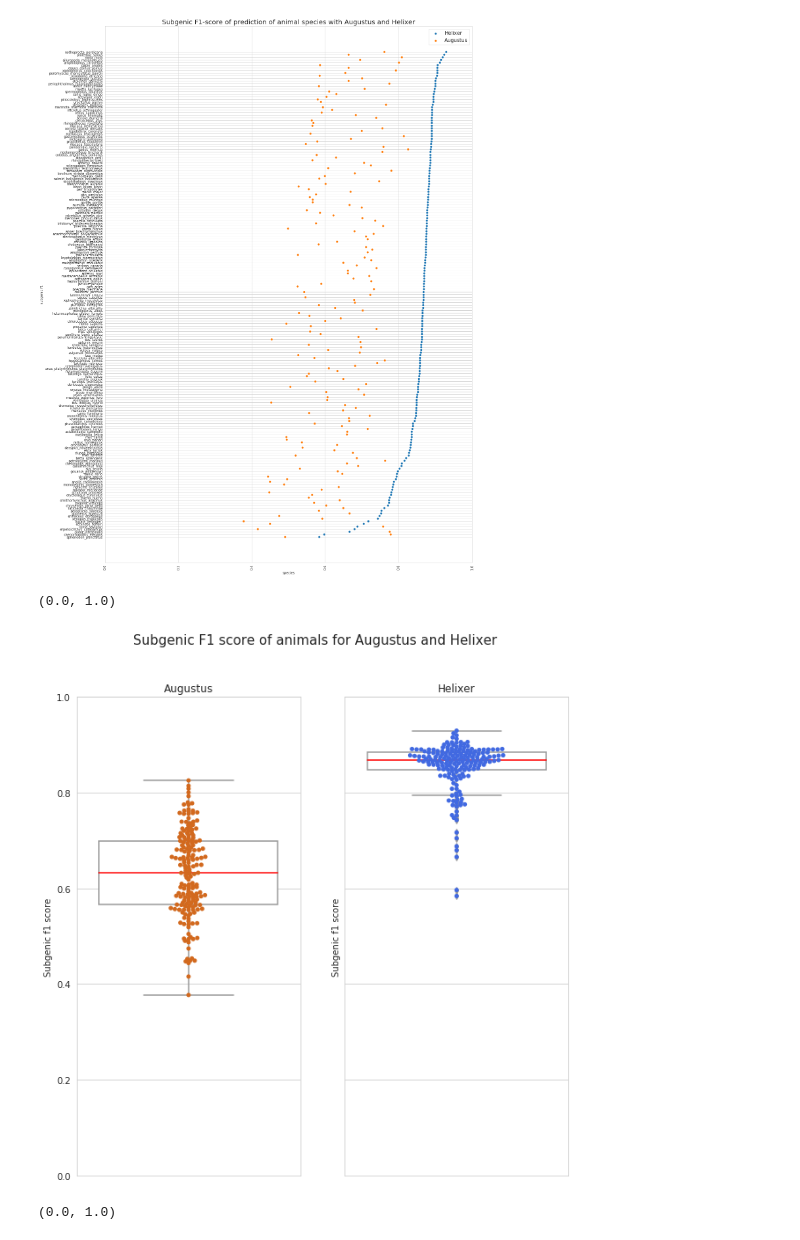
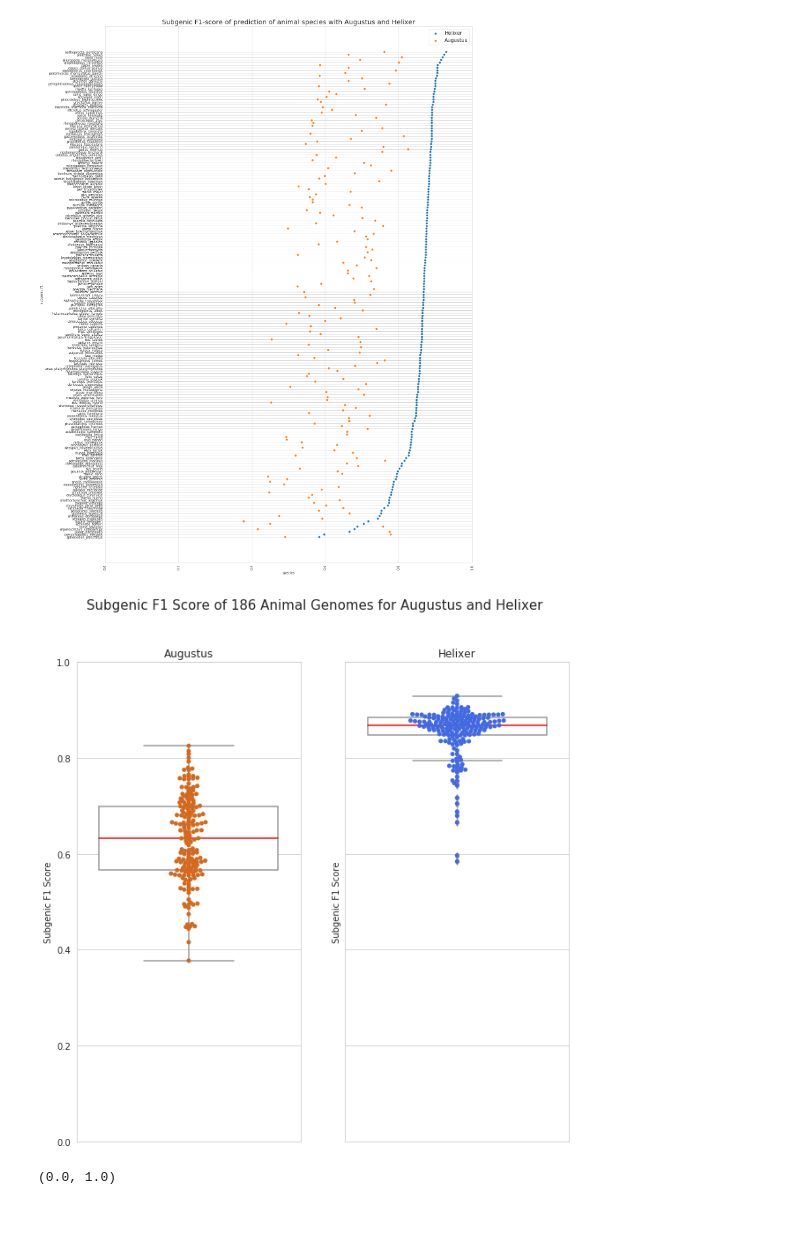
Before and after one commit to weberlab-hhu/helixer_scratch, a Jupyter notebook: plots/Animals.ipynb, the cells around one changed output. Saved outputs shown, nothing was run; the diff lists cells and outputs as text; code cells hidden in the pictures.

Commit message:
boxplot images, text

```diff
--- a/plots/Animals.ipynb
+++ b/plots/Animals.ipynb
@@ -64,22 +64,22 @@ plt.xlim((0.0, 1.0))
 # %%
 sns.set_style("whitegrid")
 f, axes = plt.subplots(1, 2,sharey=True, figsize=(10,10))
 
 sns.boxplot(y=df_animals["AUG"],medianprops={'color':'red'},ax=axes[0],color="white")
 sns.swarmplot(y="AUG", data=df_animals,ax=axes[0],color="chocolate")
 axes[0].set_title('Augustus')
-axes[0].set_ylabel("Subgenic f1 score")
+axes[0].set_ylabel("Subgenic F1 Score")
 
 sns.boxplot(y=df_animals["NN"],medianprops={'color':'red'},ax=axes[1],color="white")
 sns.swarmplot(y="NN", data=df_animals,ax=axes[1],color="royalblue")
 axes[1].set_title('Helixer')
-axes[1].set_ylabel("Subgenic f1 score")
+axes[1].set_ylabel("Subgenic F1 Score")
 
-plt.suptitle("Subgenic F1 score of animals for Augustus and Helixer",fontsize=15)
+plt.suptitle("Subgenic F1 Score of 186 Animal Genomes for Augustus and Helixer",fontsize=15)
 plt.ylim((0.0, 1.0))
+plt.savefig("Animals_overall_boxplot.png", bbox_inches='tight', dpi=200)
 # %% [output]
-(0.0, 1.0)
-[figure, old version]
+[figure, new version]
 # %%
 sns.set_style("whitegrid")
 f, axes = plt.subplots(1, 1,sharey=True, figsize=(20,10))
```
Also changed, not shown: 6 other files.
